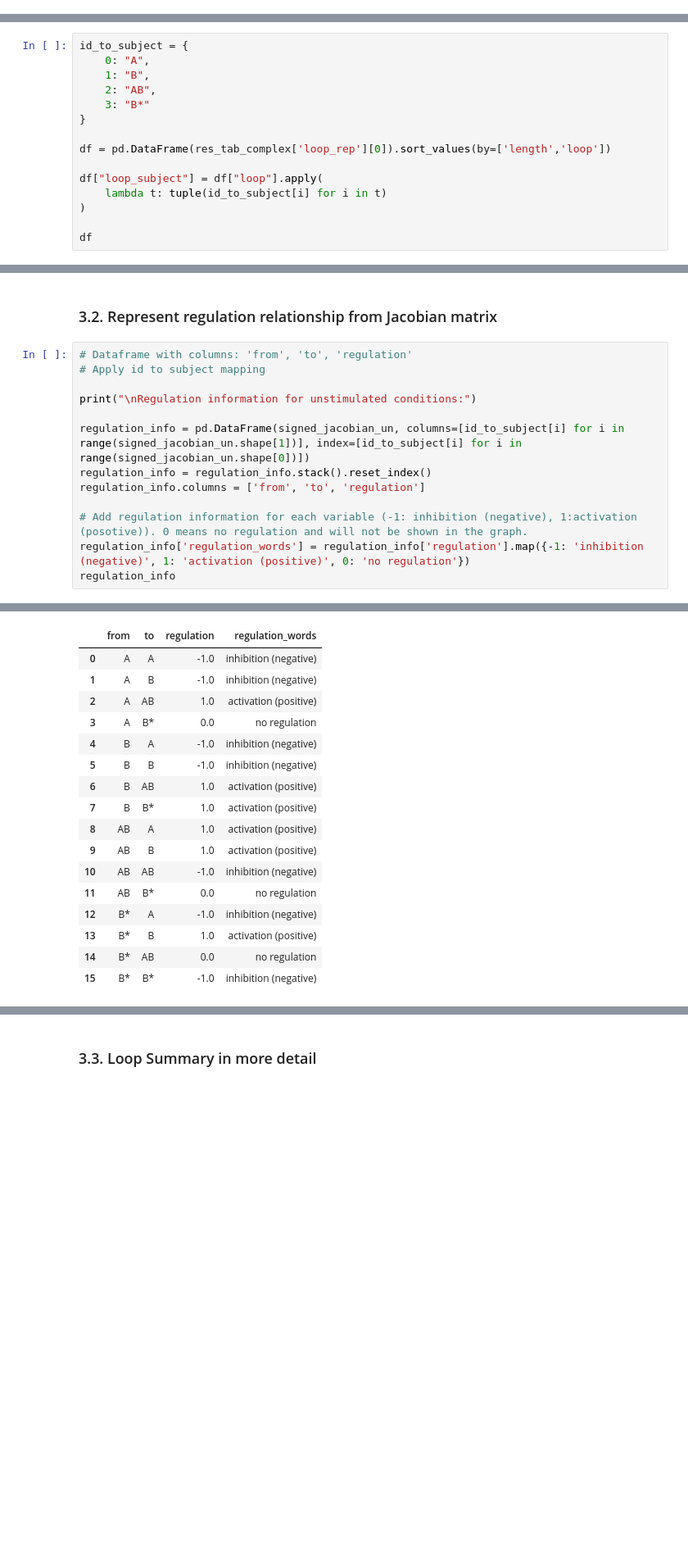
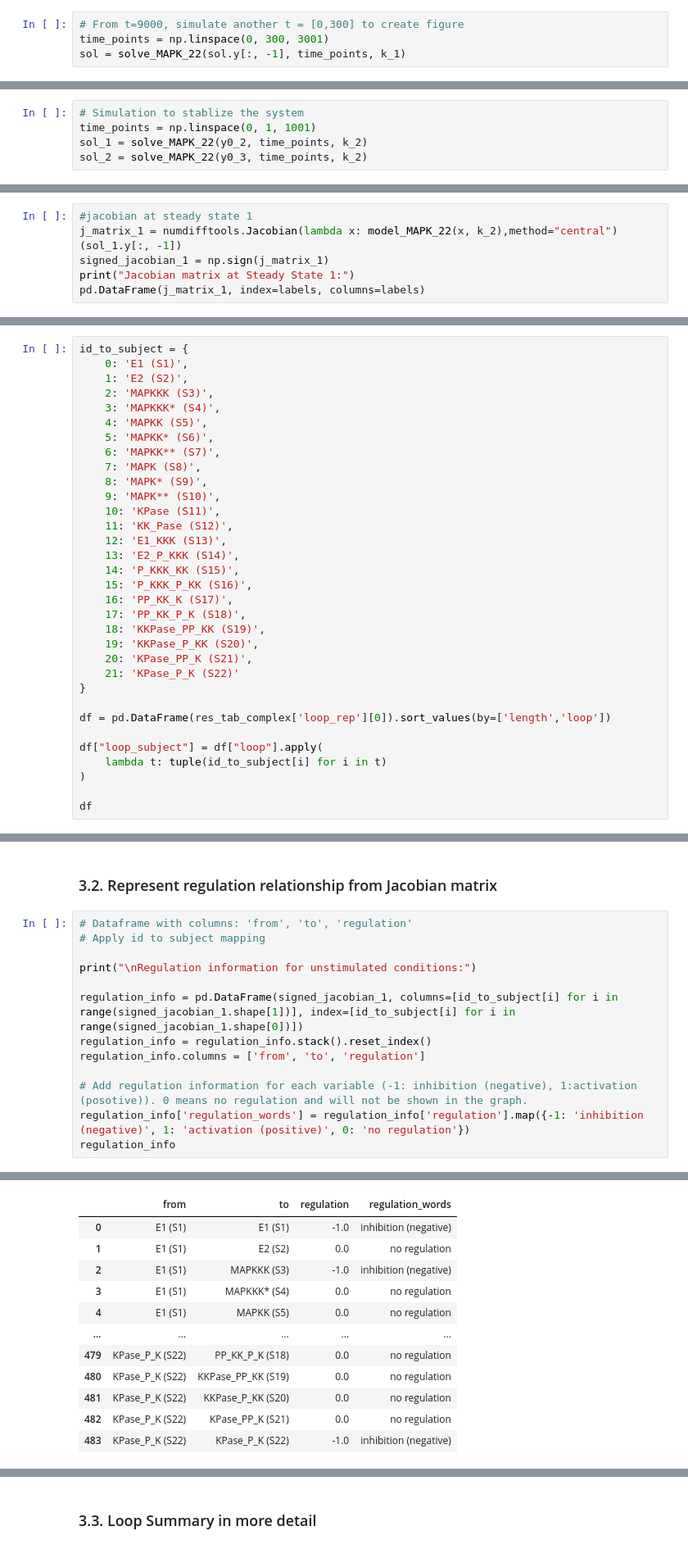
Before and after one commit to DILiS-lab/loopdetect, a Jupyter notebook: examples/model_4_MAPK-full.ipynb, the cells around one changed output, grey strips where cells are left out. Shown at 82% size. Cells and saved outputs as stored; diff of their text form; blank space fills up the shorter version.

```diff
--- a/examples/model_4_MAPK-full.ipynb
+++ b/examples/model_4_MAPK-full.ipynb
@@ -703,0 +529,4 @@ plt.show()
+# %%
+# From t=9000, simulate another t = [0,300] to create figure
+time_points = np.linspace(0, 300, 3001)
+sol = solve_MAPK_22(sol.y[:, -1], time_points, k_1)
@@ -835,0 +640,5 @@ plt.show()
+# %%
+# Simulation to stablize the system
+time_points = np.linspace(0, 1, 1001)
+sol_1 = solve_MAPK_22(y0_2, time_points, k_2)
+sol_2 = solve_MAPK_22(y0_3, time_points, k_2)
@@ -835,0 +718,6 @@ plt.show()
+# %%
+#jacobian at steady state 1
+j_matrix_1 = numdifftools.Jacobian(lambda x: model_MAPK_22(x, k_2),method="central")(sol_1.y[:, -1])
+signed_jacobian_1 = np.sign(j_matrix_1)
+print("Jacobian matrix at Steady State 1:")
+pd.DataFrame(j_matrix_1, index=labels, columns=labels)
@@ -839,10 +770,28 @@ plt.show()
 ### 3.1. Add subject ID to make the loop result more comprehensible
 # %%
 id_to_subject = {
-    0: "A",
-    1: "B",
-    2: "AB",
-    3: "B*"
+    0: 'E1 (S1)',
+    1: 'E2 (S2)',
+    2: 'MAPKKK (S3)',
+    3: 'MAPKKK* (S4)',
+    4: 'MAPKK (S5)',
+    5: 'MAPKK* (S6)',
+    6: 'MAPKK** (S7)',
+    7: 'MAPK (S8)',
+    8: 'MAPK* (S9)',
+    9: 'MAPK** (S10)',
+    10: 'KPase (S11)',
+    11: 'KK_Pase (S12)',
+    12: 'E1_KKK (S13)',
+    13: 'E2_P_KKK (S14)',
+    14: 'P_KKK_KK (S15)',
+    15: 'P_KKK_P_KK (S16)',
+    16: 'PP_KK_K (S17)',
+    17: 'PP_KK_P_K (S18)',
+    18: 'KKPase_PP_KK (S19)',
+    19: 'KKPase_P_KK (S20)',
+    20: 'KPase_PP_K (S21)',
+    21: 'KPase_P_K (S22)'
 }
 
 df = pd.DataFrame(res_tab_complex['loop_rep'][0]).sort_values(by=['length','loop'])
@@ -869,32 +820,27 @@ df
 # %%
 # Dataframe with columns: 'from', 'to', 'regulation'
 # Apply id to subject mapping
 
 print("\nRegulation information for unstimulated conditions:")
 
-regulation_info = pd.DataFrame(signed_jacobian_un, columns=[id_to_subject[i] for i in range(signed_jacobian_un.shape[1])], index=[id_to_subject[i] for i in range(signed_jacobian_un.shape[0])])
+regulation_info = pd.DataFrame(signed_jacobian_1, columns=[id_to_subject[i] for i in range(signed_jacobian_1.shape[1])], index=[id_to_subject[i] for i in range(signed_jacobian_1.shape[0])])
 regulation_info = regulation_info.stack().reset_index()
 regulation_info.columns = ['from', 'to', 'regulation']
 
 # Add regulation information for each variable (-1: inhibition (negative), 1:activation (posotive)). 0 means no regulation and will not be shown in the graph.
 regulation_info['regulation_words'] = regulation_info['regulation'].map({-1: 'inhibition (negative)', 1: 'activation (positive)', 0: 'no regulation'})
 regulation_info
 # %% [output]
 Regulation information for unstimulated conditions:
 |  | from | to | regulation | regulation_words |
-| 0 | A | A | -1.0 | inhibition (negative) |
-| 1 | A | B | -1.0 | inhibition (negative) |
-| 2 | A | AB | 1.0 | activation (positive) |
-| 3 | A | B* | 0.0 | no regulation |
-| 4 | B | A | -1.0 | inhibition (negative) |
-| 5 | B | B | -1.0 | inhibition (negative) |
-| 6 | B | AB | 1.0 | activation (positive) |
-| 7 | B | B* | 1.0 | activation (positive) |
-| 8 | AB | A | 1.0 | activation (positive) |
-| 9 | AB | B | 1.0 | activation (positive) |
-| 10 | AB | AB | -1.0 | inhibition (negative) |
-| 11 | AB | B* | 0.0 | no regulation |
-| 12 | B* | A | -1.0 | inhibition (negative) |
-| 13 | B* | B | 1.0 | activation (positive) |
-| 14 | B* | AB | 0.0 | no regulation |
-| 15 | B* | B* | -1.0 | inhibition (negative) |
+| 0 | E1 (S1) | E1 (S1) | -1.0 | inhibition (negative) |
+| 1 | E1 (S1) | E2 (S2) | 0.0 | no regulation |
+| 2 | E1 (S1) | MAPKKK (S3) | -1.0 | inhibition (negative) |
+| 3 | E1 (S1) | MAPKKK* (S4) | 0.0 | no regulation |
+| 4 | E1 (S1) | MAPKK (S5) | 0.0 | no regulation |
+| ... | ... | ... | ... | ... |
+| 479 | KPase_P_K (S22) | PP_KK_P_K (S18) | 0.0 | no regulation |
+| 480 | KPase_P_K (S22) | KKPase_PP_KK (S19) | 0.0 | no regulation |
+| 481 | KPase_P_K (S22) | KKPase_P_KK (S20) | 0.0 | no regulation |
+| 482 | KPase_P_K (S22) | KPase_PP_K (S21) | 0.0 | no regulation |
+| 483 | KPase_P_K (S22) | KPase_P_K (S22) | -1.0 | inhibition (negative) |
```
Also changed, not shown: parts of 31 cells of this notebook.
